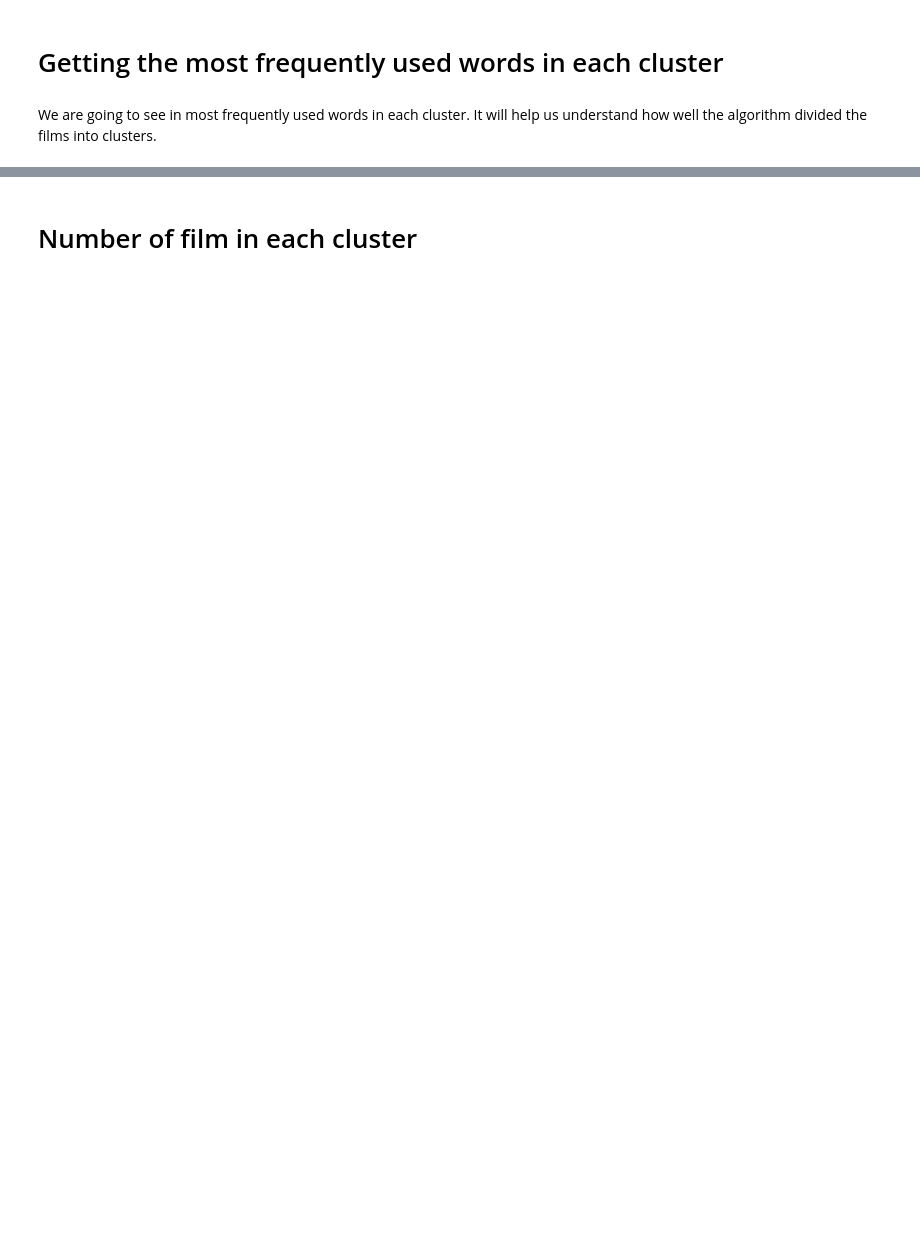
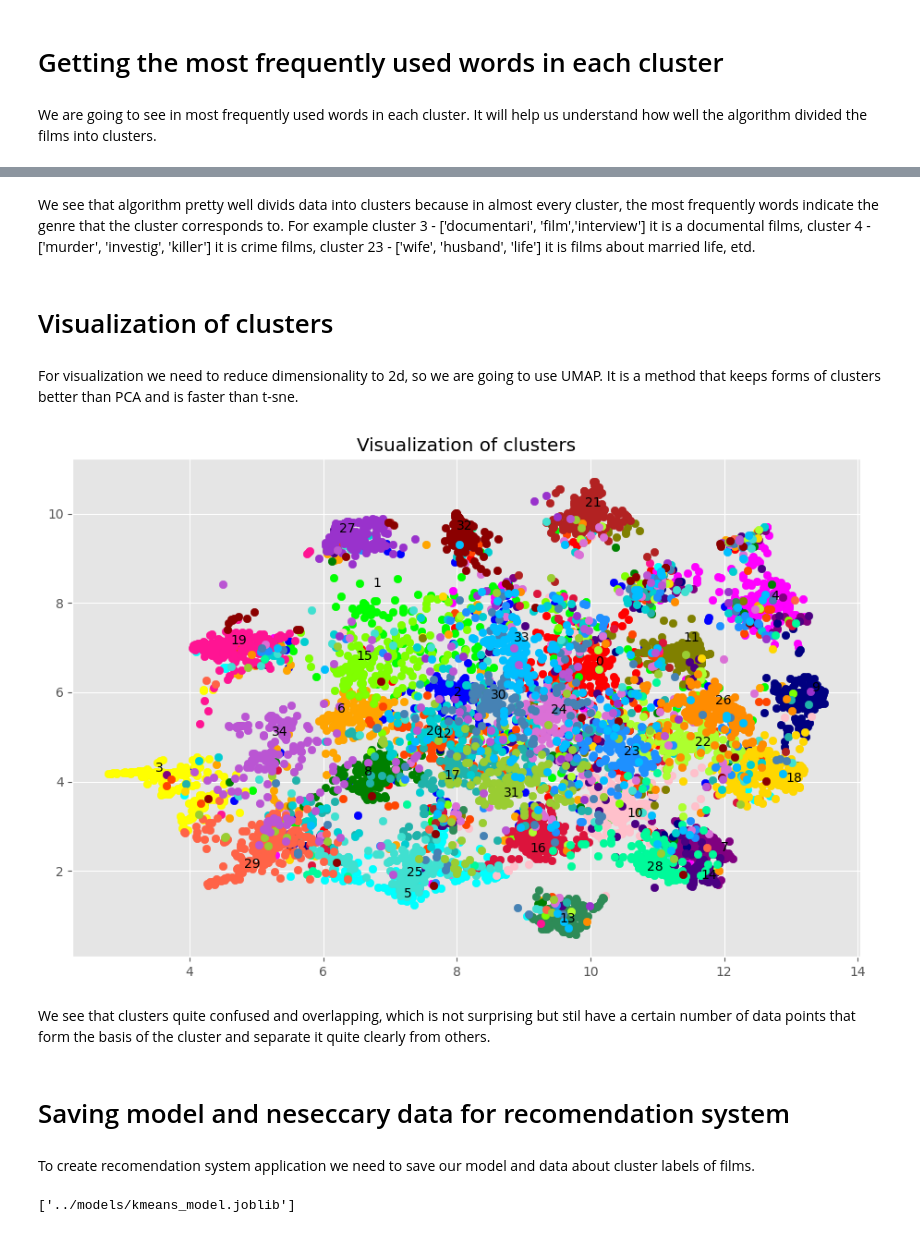
Before and after one commit to TheDim0nu4/Recommendation-system-for-movies-using-clustering-and-NLP-approaches, a Jupyter notebook: notebooks/modeling.ipynb, the cells around one changed output, grey strips where cells are left out. Drawn from its saved outputs; the diff is of its cells as text; code cells hidden in the pictures; blank space fills up the shorter version.

```diff
--- a/notebooks/modeling.ipynb
+++ b/notebooks/modeling.ipynb
@@ -175,2 +173,58 @@ Cluster: 34. Words: dict_keys(['famili', 'live', 'life'])
-# %% [markdown]
-# Number of film in each cluster
+# %% [markdown]
+We see that algorithm pretty well divids data into clusters because in almost every cluster, the most frequently words indicate the genre that the cluster corresponds to. For example cluster 3 - ['documentari', 'film','interview'] it is a documental films, cluster 4 - ['murder', 'investig', 'killer'] it is crime films, cluster 23 - ['wife', 'husband', 'life'] it is films about married life, etd.
+# %% [markdown]
+# Visualization of clusters
+# %% [markdown]
+For visualization we need to reduce dimensionality to 2d, so we are going to use UMAP. It is a method that keeps forms of clusters better than PCA and is faster than t-sne.
+# %%
+# applying umap
+
+umap_model = umap.UMAP(n_neighbors=15, min_dist=0.1, n_components=2, random_state=42)
+X_umap = umap_model.fit_transform(X)
+centers_umap = umap_model.transform(centers)
+# %%
+# dictionary for color of cluster for vizualization
+
+colors = {
+    0:  "#FF0000",  1: "#00FF00",  2: "#0000FF",  3: "#FFFF00",  4: "#FF00FF",
+    5:  "#00FFFF",  6: "#FFA500",  7: "#800080",  8: "#008000",  9: "#000080",
+    10: "#FFC0CB", 11: "#808000", 12: "#FF4500", 13: "#2E8B57", 14: "#4B0082",
+    15: "#7FFF00", 16: "#DC143C", 17: "#20B2AA", 18: "#FFD700", 19: "#FF1493",
+    20: "#00CED1", 21: "#B22222", 22: "#ADFF2F", 23: "#1E90FF", 24: "#DA70D6",
+    25: "#40E0D0", 26: "#FF8C00", 27: "#9932CC", 28: "#00FA9A", 29: "#FF6347",
+    30: "#4682B4", 31: "#9ACD32", 32: "#8B0000", 33: "#00BFFF", 34: "#BA55D3"
+}
+# %%
+# visualiztion
+
+plt.figure( figsize=(11, 7) )
+
+num_clusters = np.arange(0, 35, 1)
+
+for cluster in num_clusters:
+
+    necessary_data = df[ df['cluster'] == cluster ]
+    necessary_indexes = necessary_data.index.tolist()
+    sample_indexes = np.random.choice( necessary_indexes, size=200, replace=False )  # get 200 random points from cluster
+
+    necessary_X_umap = X_umap[ sample_indexes ]
+
+    plt.scatter( necessary_X_umap[:, 0], necessary_X_umap[:, 1], color=colors[cluster] )
+    plt.text( centers_umap[cluster, 0], centers_umap[cluster, 1], str(cluster) )  # for cluster signature
+
+plt.title('Visualization of clusters')
+plt.show()
+# %% [output]
+[figure, added]
+# %% [markdown]
+We see that clusters quite confused and overlapping, which is not surprising but stil have a certain number of data points that form the basis of the cluster and separate it quite clearly from others.
+# %% [markdown]
+# Saving model and neseccary data for recomendation system
+# %% [markdown]
+To create recomendation system application we need to save our model and data about cluster labels of films.
+# %%
+# save kmeans model
+
+joblib.dump( model, '../models/kmeans_model.joblib' )
+# %% [output]
+['../models/kmeans_model.joblib']
```
Also changed, not shown: parts of 15 cells of this notebook, 4 other files.
